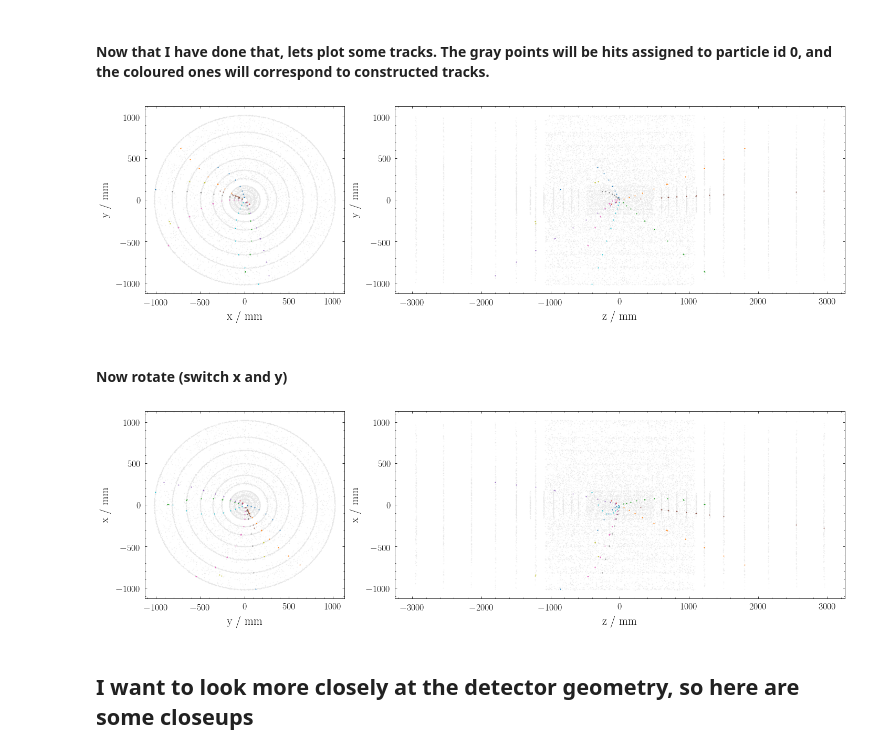
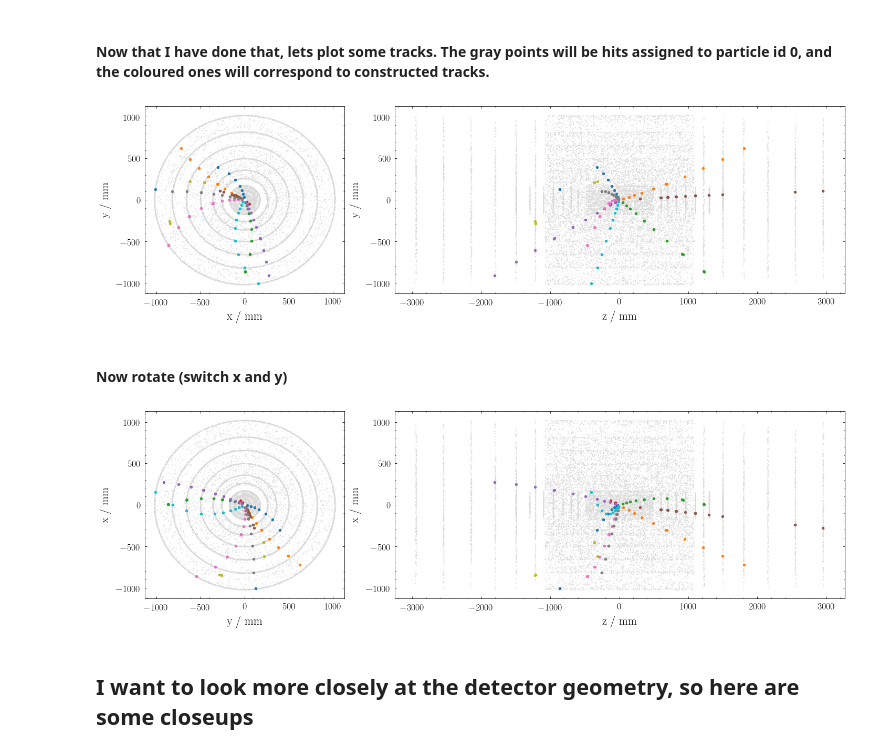
Before and after one commit to jxi24/TrackML, a Jupyter notebook: Jacks_plots.ipynb, the cells around one changed output. Drawn from its saved outputs; the diff is of its cells as text; code cells hidden in the pictures.

Commit message:
Some small changes to plot style in Jacks_plots.ipynb

```diff
--- a/Jacks_plots.ipynb
+++ b/Jacks_plots.ipynb
@@ -107,25 +107,25 @@ track_hits_list_xyz = [hits_xyz[hits.astype(int)-1] for hits in  trackhitslist]
 # %%
 numtracks = 11
 plt.figure(figsize=(20,6))
 ax1 = plt.subplot2grid((1,3), (0, 0), colspan=1)
 ax2 = plt.subplot2grid((1,3), (0, 1), colspan=2)
-colors = ['0.9']
-sizes = [0.1]
+colors = ['0.85']
+sizes = [0.5]
 for i in range(numtracks):
     colors.append('C' + str(i))
-    sizes.append(1)
+    sizes.append(20)
 for i in range(numtracks):
     ax1.scatter(track_hits_list_xyz[i][:,0],track_hits_list_xyz[i][:,1],s=sizes[i],color=colors[i])
     ax2.scatter(track_hits_list_xyz[i][:,2],track_hits_list_xyz[i][:,1],s=sizes[i],color=colors[i])
 
 ax1.set_ylabel("y / mm")
 ax1.set_xlabel("x / mm")
 ax2.set_ylabel("y / mm")
 ax2.set_xlabel("z / mm")
 plt.tight_layout()
 plt.show()
 # %% [output]
-[figure, old version]
+[figure, new version]
 # %% [markdown]
 #### Now rotate (switch x and y)
 # %%
@@ -133,11 +133,11 @@ numtracks = 11
 plt.figure(figsize=(20,6))
 ax1 = plt.subplot2grid((1,3), (0, 0), colspan=1)
 ax2 = plt.subplot2grid((1,3), (0, 1), colspan=2)
-colors = ['0.9']
-sizes = [0.1]
+colors = ['0.85']
+sizes = [0.5]
 for i in range(numtracks):
     colors.append('C' + str(i))
-    sizes.append(1)
+    sizes.append(20)
 for i in range(numtracks):
     ax1.scatter(track_hits_list_xyz[i][:,1],track_hits_list_xyz[i][:,0],s=sizes[i],color=colors[i])
     ax2.scatter(track_hits_list_xyz[i][:,2],track_hits_list_xyz[i][:,0],s=sizes[i],color=colors[i])
@@ -149,7 +149,7 @@ ax2.set_xlabel("z / mm")
 plt.tight_layout()
 plt.show()
 # %% [output]
-[figure, old version]
+[figure, new version]
 # %% [markdown]
 ## I want to look more closely at the detector geometry, so here are some closeups
 # %% [markdown]
```
